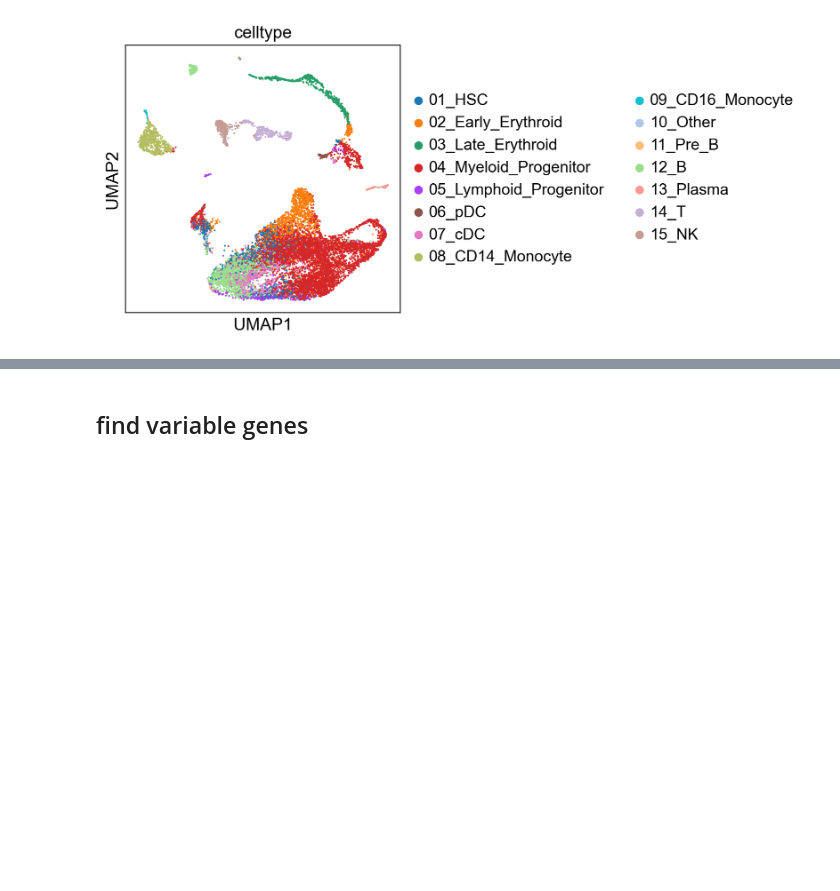
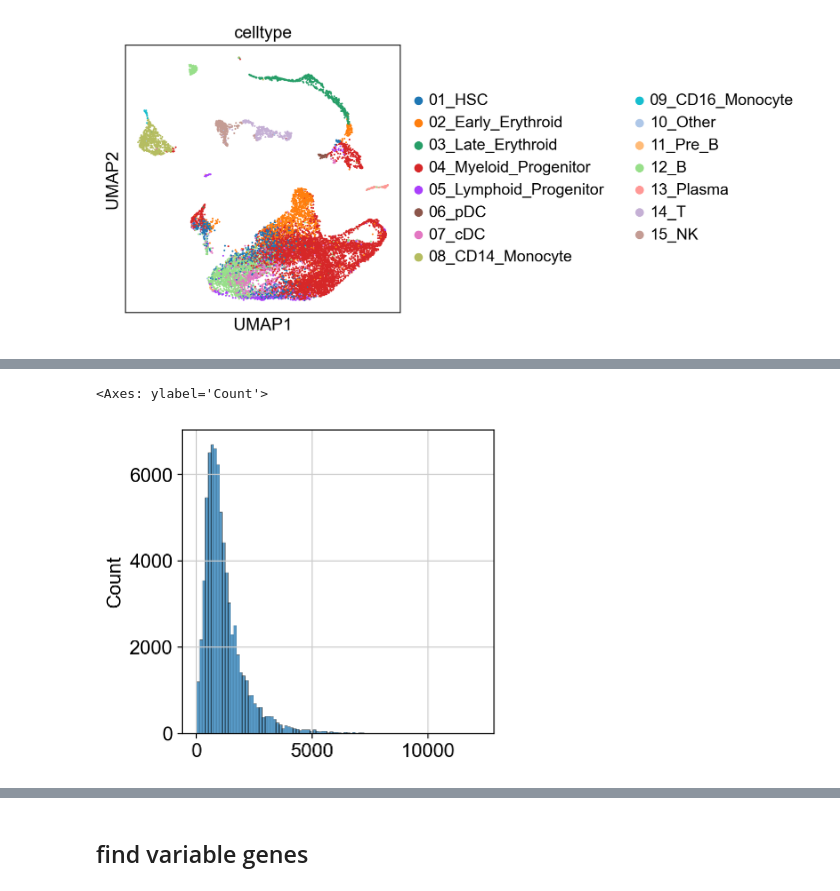
Before and after one commit to furlan-lab/pyviewmaster, a Jupyter notebook: notebooks/02_bulk_reference.ipynb, the cells around one changed output, grey strips where cells are left out. Cells and saved outputs as stored; diff of their text form; code cells hidden in the pictures; blank space fills up the shorter version.

Commit message:
bulk

```diff
--- a/notebooks/02_bulk_reference.ipynb
+++ b/notebooks/02_bulk_reference.ipynb
@@ -120,12 +89,8 @@ AttributeError: 'csr_matrix' object has no attribute 'index'
-# %%
-
-# Generate newsizes array with random choice and added Gaussian noise
-newsizes = np.random.choice(sizes, N * 10, replace=True) + np.random.normal(0, den_bw, N * 10)
-# Filter and round
-trimmed_newdata = np.round(newsizes[(newsizes > min_size) & (newsizes < max_size)]).astype(int)
-# Choose final sizes without replacement and ensure integer type
-final_newsizes = np.random.choice(trimmed_newdata, N, replace=False)
-# Get row data as a flattened 1D array
-rowdata = counts[n, :].todense().A1  # Use .A1 directly on the sparse matrix for flattening
-# Efficiently replicate gene names based on counts using np.repeat
-replicated_array = np.repeat(gene_names, rowdata).tolist()
+# %%
+query = adata
+ref = rdata
+N=2
+bulk_feature_row="gene_short_name"
+bulk_assay_name="counts"
+sc_assay_name="matrix"
+dist="sc-direct"
@@ -131,0 +159,6 @@ replicated_array = np.repeat(gene_names, rowdata).tolist()
+# %%
+#sns.kdeplot(final_newsizes)
+sns.histplot(final_newsizes, bins = 100)
+# %% [output]
+<Axes: ylabel='Count'>
+[figure, added]
```
Also changed, not shown: parts of 13 cells of this notebook.
